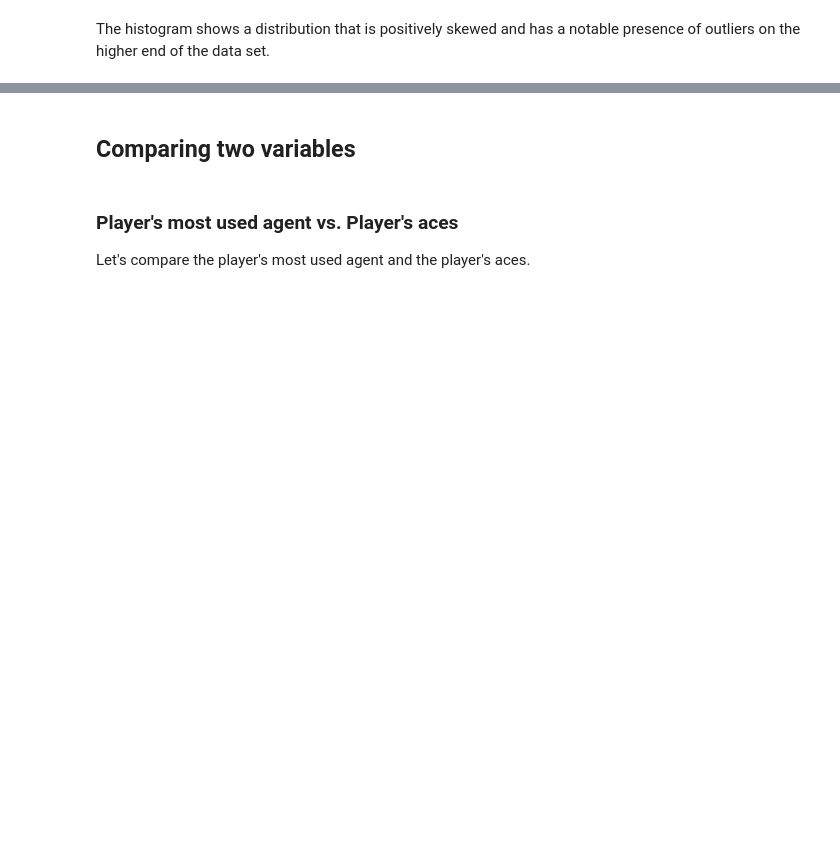
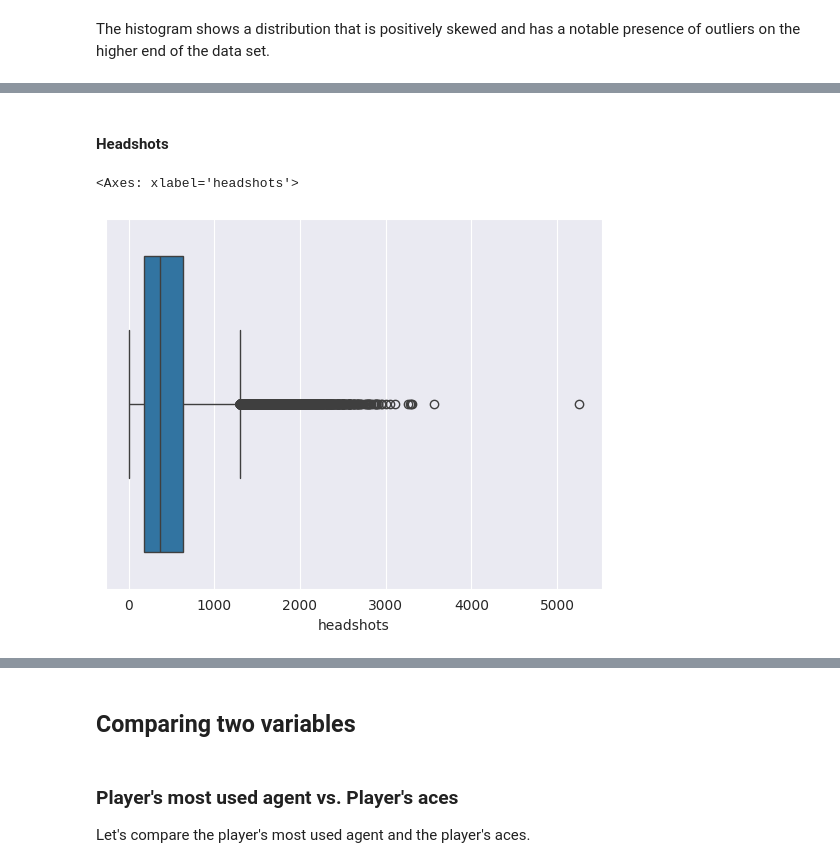
Before and after one commit to grahamogatia/valorant-statistical-modelling, a Jupyter notebook: [CSMODEL] Project - Case Study.ipynb, the cells around one changed output, grey strips where cells are left out. Drawn from its saved outputs; the diff is of its cells as text; code cells hidden in the pictures; blank space fills up the shorter version.

```diff
--- a/[CSMODEL] Project - Case Study.ipynb
+++ b/[CSMODEL] Project - Case Study.ipynb
@@ -808,0 +858,7 @@ The histogram shows a distribution that is positively skewed and has a notable p
+# %% [markdown]
+#### Headshots
+# %%
+sns.boxplot(x=val_df['headshots'])
+# %% [output]
+<Axes: xlabel='headshots'>
+[figure, added]
```
Also changed, not shown: parts of 71 cells of this notebook.
